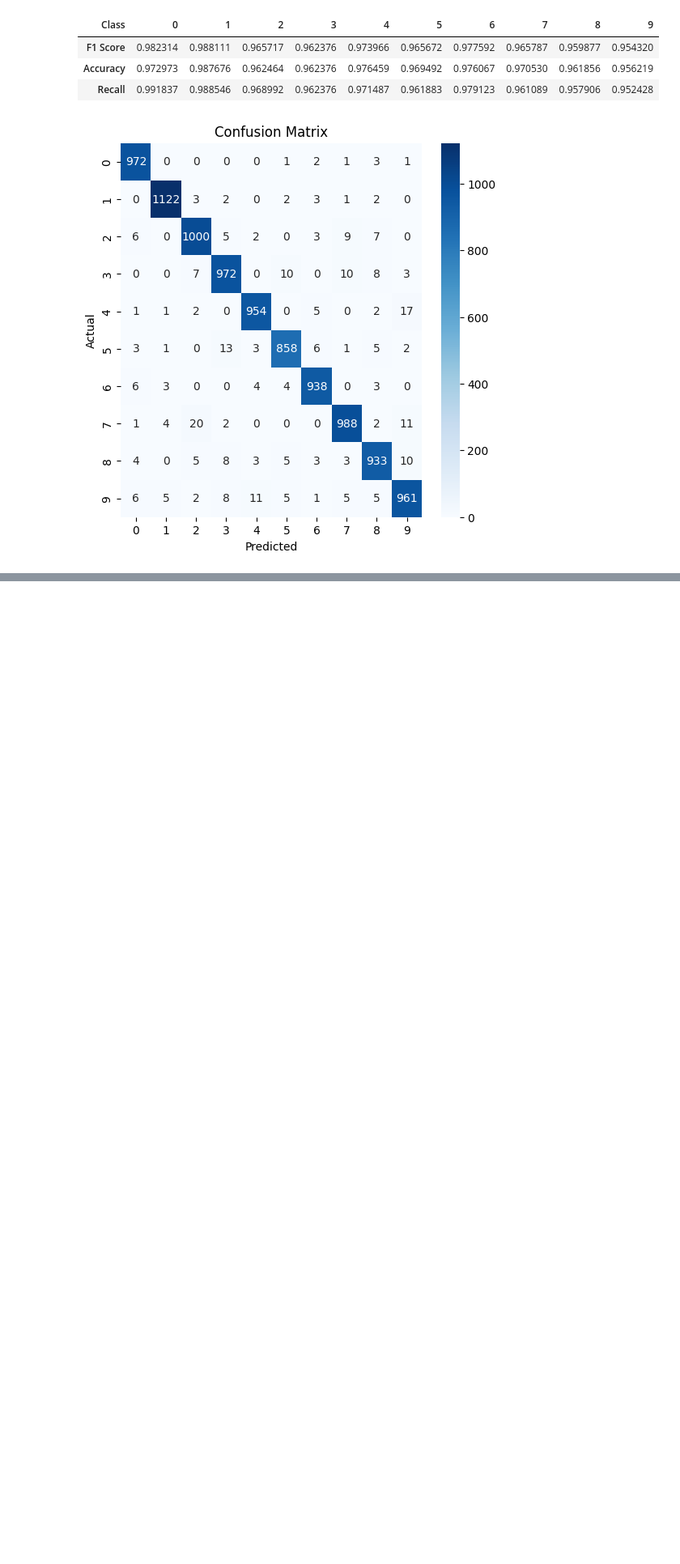
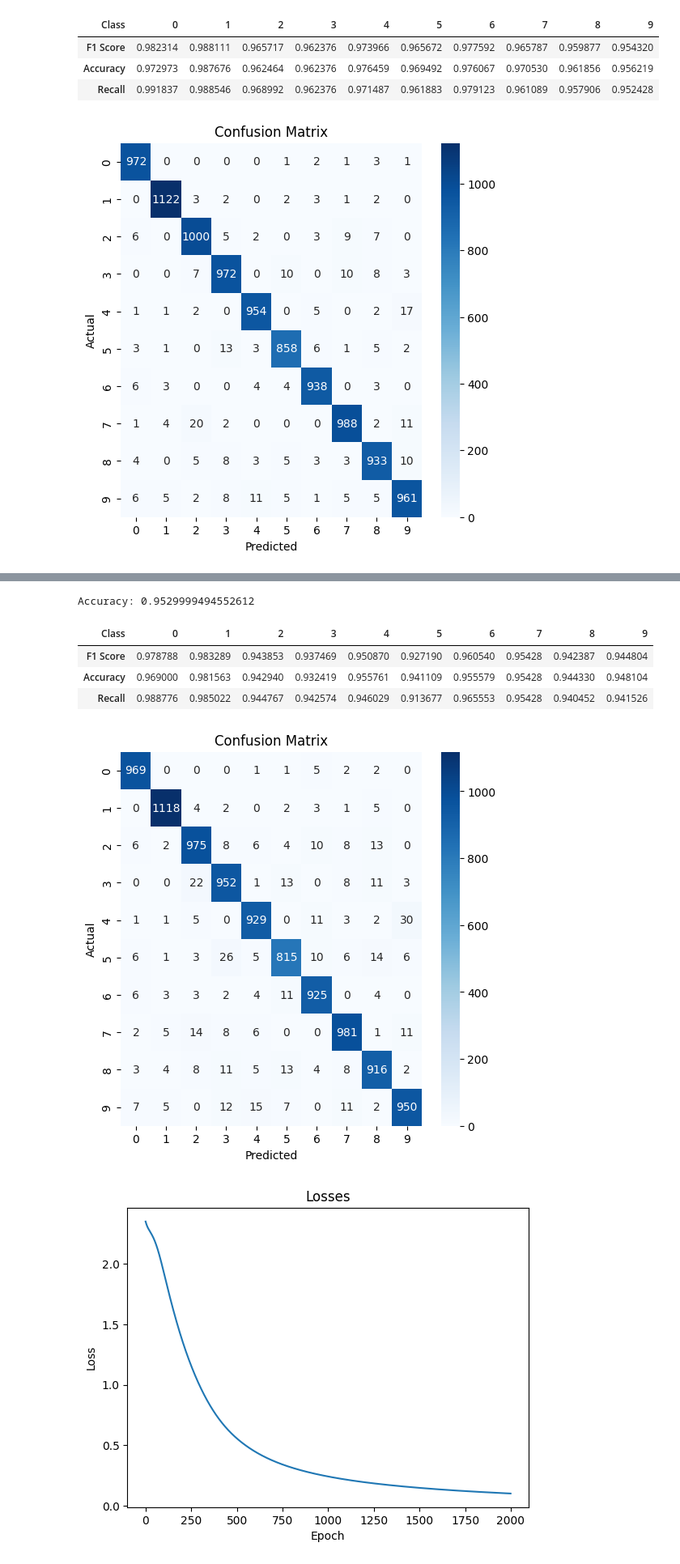
Before and after one commit to Karan-Gandhi/ES335-Assignment-3, a Jupyter notebook: question3.ipynb, the cells around one changed output, grey strips where cells are left out. Shown at 81% size. Saved outputs shown, nothing was run; the diff lists cells and outputs as text; code cells hidden in the pictures; blank space fills up the shorter version.

```diff
--- a/question3.ipynb
+++ b/question3.ipynb
@@ -46,14 +47,14 @@ class MLP(nn.Module):
     def predict(self, x):
         return self.forward(x).argmax(dim=1)
 # %%
-def train(model, lr=0.01, epochs=100, verbose=False, optimizer='adam', reg=0):
+def train(model, lr=0.01, epochs=100, verbose=False, optimizer='adam', reg=0, **kwargs):
 	loss = nn.CrossEntropyLoss()
 	optim = torch.optim.Adam(model.parameters(), lr=lr, weight_decay=reg) if optimizer == 'adam' else torch.optim.SGD(model.parameters(), lr=lr)
 
 	losses = []
 	for i in range(epochs):
 		optim.zero_grad()
-		pred = model(train_X)
+		pred = model(train_X, kwargs)
 		l = loss(pred, train_y)
 		l.backward()
 		optim.step()
@@ -212,4 +220,4 @@ class MLP(nn.Module):
 # %%
 model = MLP(act=nn.Sigmoid())
-losses = train(model, lr=0.005, epochs=800, verbose=True)
+losses = train(model, lr=1e-3, epochs=2000, verbose=True)
 # %% [output]
@@ -232,0 +234,19 @@ Epoch 790 Loss: 0.12256094068288803
+# %%
+model_ = torch.load('./models/MLP.pth', map_location='cpu')
+
+model = MLP(act=nn.Sigmoid())
+model.load_state_dict(model_.state_dict())
+del model_
+# %%
+print_metrics(model)
+plot_losses(losses)
+
+torch.save(model, './models/MLP.pth')
+# %% [output]
+Accuracy: 0.9529999494552612
+| Class | 0 | 1 | 2 | 3 | 4 | 5 | 6 | 7 | 8 | 9 |
+| F1 Score | 0.978788 | 0.983289 | 0.943853 | 0.937469 | 0.950870 | 0.927190 | 0.960540 | 0.95428 | 0.942387 | 0.944804 |
+| Accuracy | 0.969000 | 0.981563 | 0.942940 | 0.932419 | 0.955761 | 0.941109 | 0.955579 | 0.95428 | 0.944330 | 0.948104 |
+| Recall | 0.988776 | 0.985022 | 0.944767 | 0.942574 | 0.946029 | 0.913677 | 0.965553 | 0.95428 | 0.940452 | 0.941526 |
+[figure, added]
+[figure, added]
```
Also changed, not shown: parts of 19 cells of this notebook.
